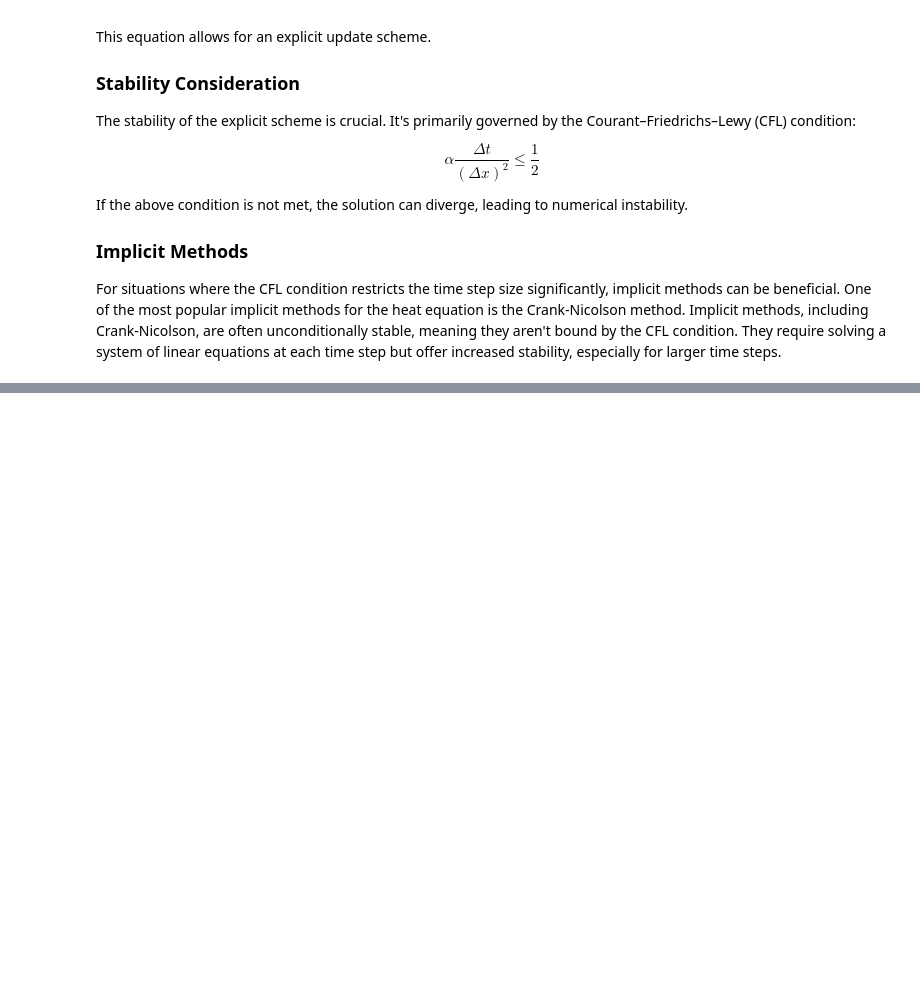
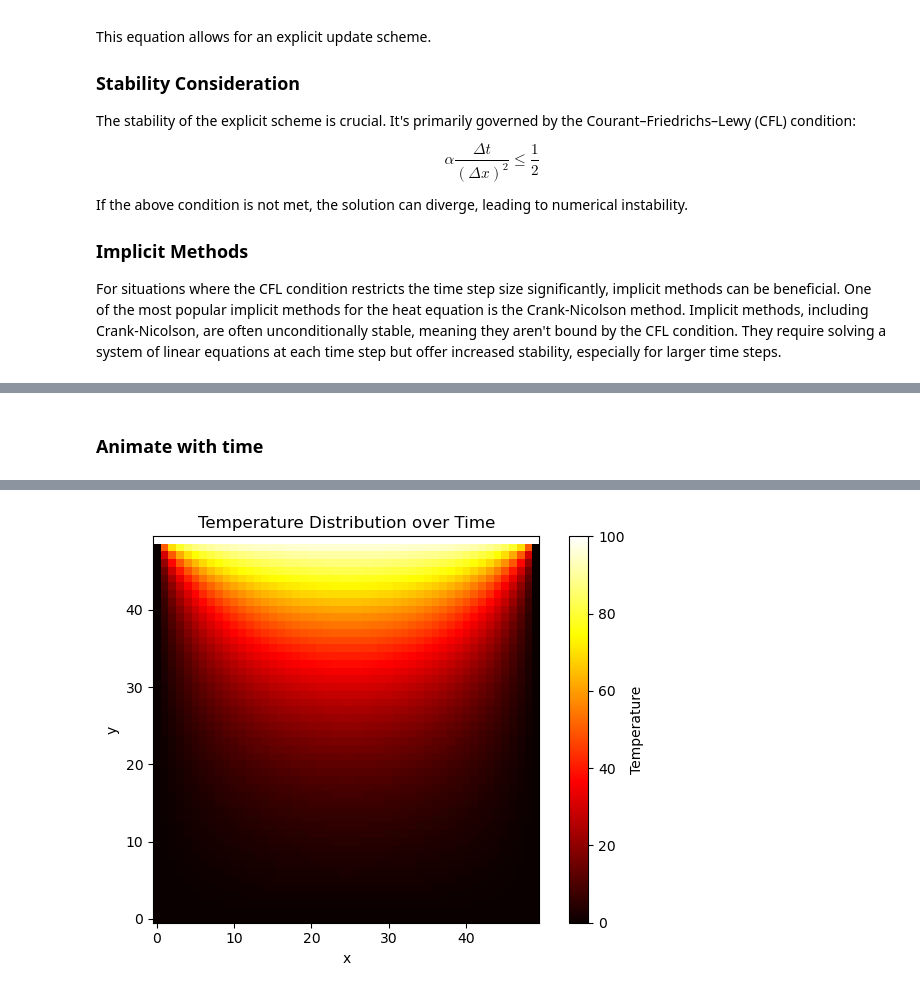
Before and after one commit to kks32-courses/sciml, a Jupyter notebook: _sources/lectures/04-pde-fdm/04-pde-fdm.ipynb, the cells around one changed output, grey strips where cells are left out. Drawn from its saved outputs; the diff is of its cells as text; code cells hidden in the pictures; blank space fills up the shorter version.

```diff
--- a/_sources/lectures/04-pde-fdm/04-pde-fdm.ipynb
+++ b/_sources/lectures/04-pde-fdm/04-pde-fdm.ipynb
@@ -212,0 +342,29 @@ plt.show()
+# %% [markdown]
+### Animate with time
+# %%
+from matplotlib.animation import FuncAnimation
+from IPython.display import HTML
+
+# Determine the minimum and maximum temperature values in the entire dataset
+vmin = T_final.min()
+vmax = T_final.max()
+
+# Setting up the figure, the axis, and the plot element for the animation
+fig, ax = plt.subplots()
+im = ax.imshow(T_final[0], cmap='hot', origin='lower', animated=True, vmin=vmin, vmax=vmax)
+cbar = plt.colorbar(im, ax=ax, label='Temperature')
+ax.set_title("Temperature Distribution over Time")
+ax.set_xlabel("x")
+ax.set_ylabel("y")
+
+def update(frame):
+    im.set_array(T_final[frame*50])
+    return [im]
+
+ani = FuncAnimation(fig, update, frames=Nt//50, blit=True)
+
+plt.tight_layout()
+
+# Display the animation
+HTML(ani.to_jshtml())
+# %% [output]
@@ -212,0 +372 @@ plt.show()
+[figure, added]
```
Also changed, not shown: parts of 19 cells of this notebook, 9 other files.
